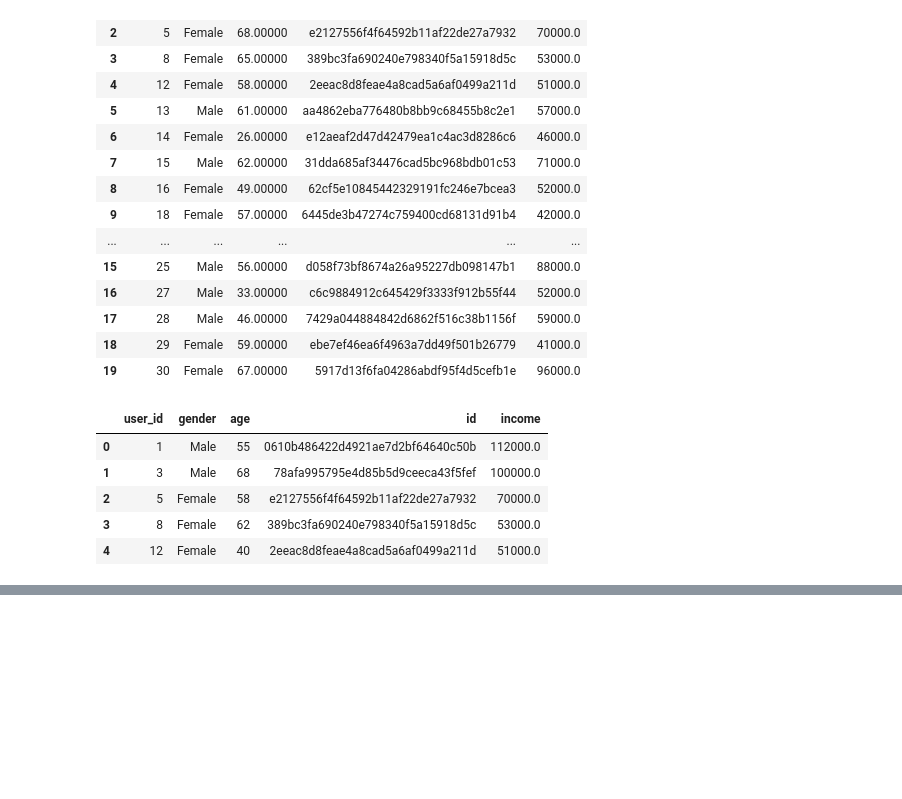
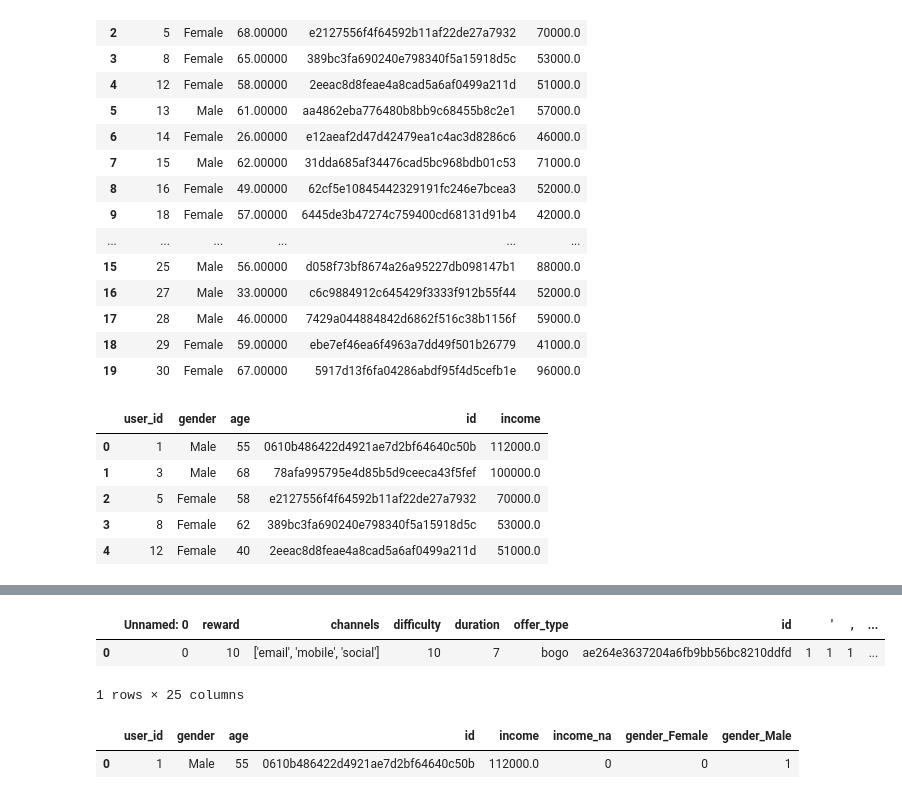
Before and after one commit to Solrys/Instacart-Analysis-by-Pandavas, a Jupyter notebook: Portfolio.ipynb, the cells around one changed output, grey strips where cells are left out. Saved outputs shown, nothing was run; the diff lists cells and outputs as text; code cells hidden in the pictures; blank space fills up the shorter version.

```diff
--- a/Portfolio.ipynb
+++ b/Portfolio.ipynb
@@ -102,0 +255,11 @@ profile.head()
+# %%
+portfolio.head(1)
+# %% [output]
+|  | Unnamed: 0 | reward | channels | difficulty | duration | offer_type | id |  | ' | , | ... |
+| 0 | 0 | 10 | ['email', 'mobile', 'social'] | 10 | 7 | bogo | ae264e3637204a6fb9bb56bc8210ddfd | 1 | 1 | 1 | ... |
+1 rows × 25 columns
+# %%
+profile.head(1)
+# %% [output]
+|  | user_id | gender | age | id | income | income_na | gender_Female | gender_Male |
+| 0 | 1 | Male | 55 | 0610b486422d4921ae7d2bf64640c50b | 112000.0 | 0 | 0 | 1 |
```
Also changed, not shown: parts of 24 cells of this notebook, 6 other files.
